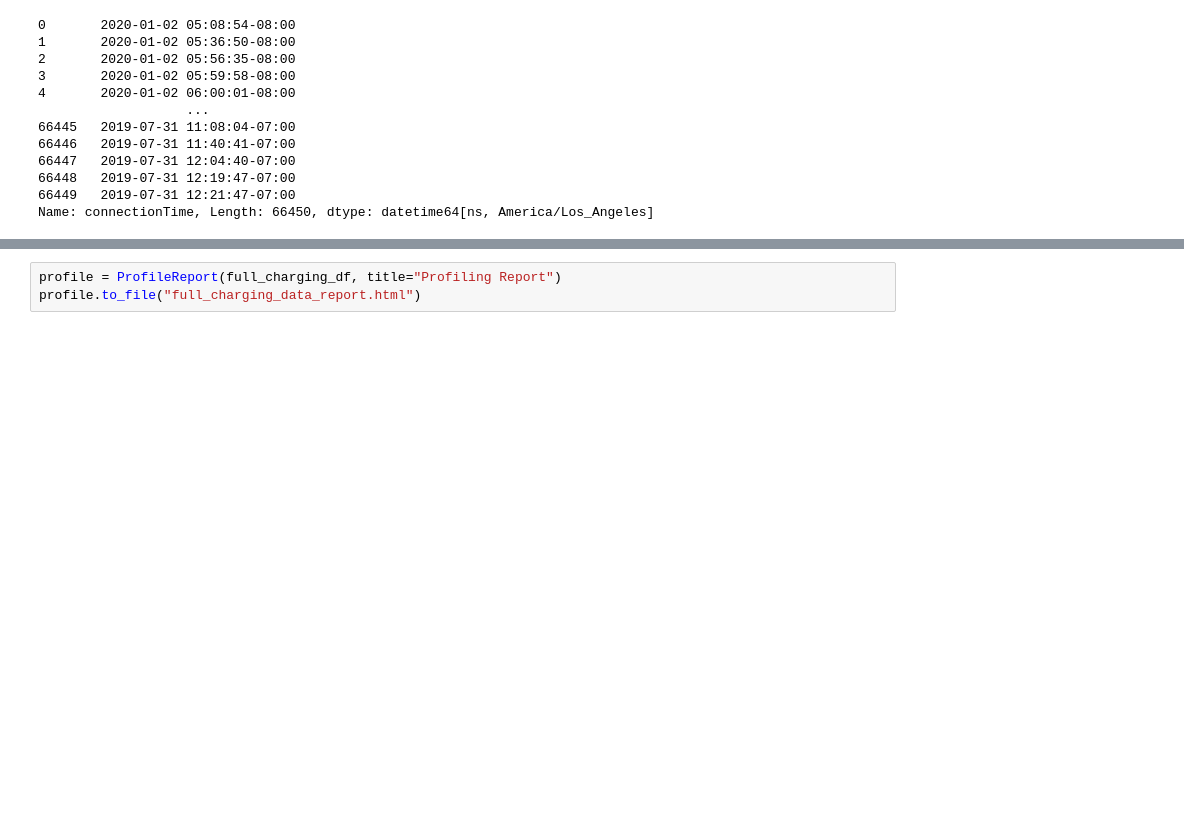
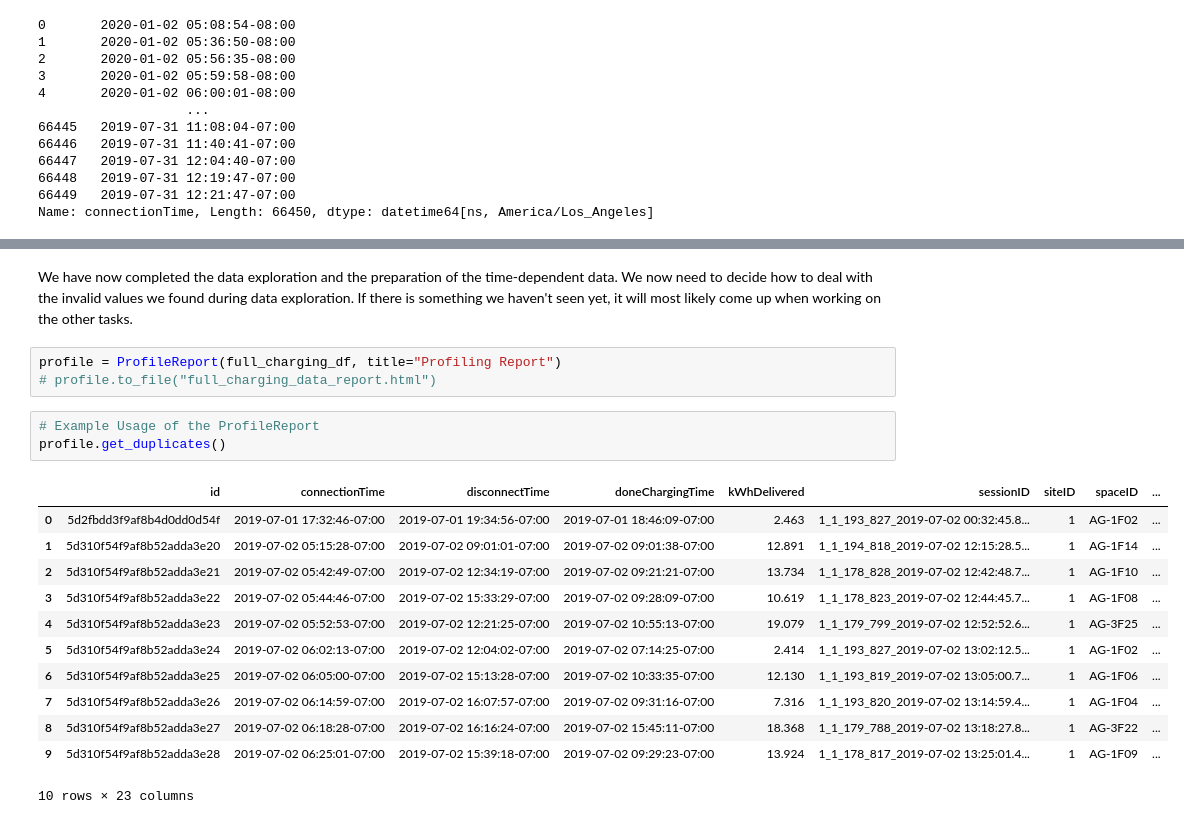
Before and after one commit to Amocon/A-Team_AA-Team-Assignment_2024, a Jupyter notebook: aa_team_assignment/data_exploration.ipynb, the cells around one changed output, grey strips where cells are left out. Saved outputs shown, nothing was run; the diff lists cells and outputs as text; blank space fills up the shorter version.

```diff
--- a/aa_team_assignment/data_exploration.ipynb
+++ b/aa_team_assignment/data_exploration.ipynb
@@ -229,3 +368,21 @@ full_charging_df.head()
+# %% [markdown]
+We have now completed the data exploration and the preparation of the time-dependent data. We now need to decide how to deal with the invalid values we found during data exploration. If there is something we haven't seen yet, it will most likely come up when working on the other tasks.
 # %%
 profile = ProfileReport(full_charging_df, title="Profiling Report")
-profile.to_file("full_charging_data_report.html")
+# profile.to_file("full_charging_data_report.html")
+# %%
+# Example Usage of the ProfileReport
+profile.get_duplicates()
+# %% [output]
+|  | id | connectionTime | disconnectTime | doneChargingTime | kWhDelivered | sessionID | siteID | spaceID | ... |
+| 0 | 5d2fbdd3f9af8b4d0dd0d54f | 2019-07-01 17:32:46-07:00 | 2019-07-01 19:34:56-07:00 | 2019-07-01 18:46:09-07:00 | 2.463 | 1_1_193_827_2019-07-02 00:32:45.8... | 1 | AG-1F02 | ... |
+| 1 | 5d310f54f9af8b52adda3e20 | 2019-07-02 05:15:28-07:00 | 2019-07-02 09:01:01-07:00 | 2019-07-02 09:01:38-07:00 | 12.891 | 1_1_194_818_2019-07-02 12:15:28.5... | 1 | AG-1F14 | ... |
+| 2 | 5d310f54f9af8b52adda3e21 | 2019-07-02 05:42:49-07:00 | 2019-07-02 12:34:19-07:00 | 2019-07-02 09:21:21-07:00 | 13.734 | 1_1_178_828_2019-07-02 12:42:48.7... | 1 | AG-1F10 | ... |
+| 3 | 5d310f54f9af8b52adda3e22 | 2019-07-02 05:44:46-07:00 | 2019-07-02 15:33:29-07:00 | 2019-07-02 09:28:09-07:00 | 10.619 | 1_1_178_823_2019-07-02 12:44:45.7... | 1 | AG-1F08 | ... |
+| 4 | 5d310f54f9af8b52adda3e23 | 2019-07-02 05:52:53-07:00 | 2019-07-02 12:21:25-07:00 | 2019-07-02 10:55:13-07:00 | 19.079 | 1_1_179_799_2019-07-02 12:52:52.6... | 1 | AG-3F25 | ... |
+| 5 | 5d310f54f9af8b52adda3e24 | 2019-07-02 06:02:13-07:00 | 2019-07-02 12:04:02-07:00 | 2019-07-02 07:14:25-07:00 | 2.414 | 1_1_193_827_2019-07-02 13:02:12.5... | 1 | AG-1F02 | ... |
+| 6 | 5d310f54f9af8b52adda3e25 | 2019-07-02 06:05:00-07:00 | 2019-07-02 15:13:28-07:00 | 2019-07-02 10:33:35-07:00 | 12.130 | 1_1_193_819_2019-07-02 13:05:00.7... | 1 | AG-1F06 | ... |
+| 7 | 5d310f54f9af8b52adda3e26 | 2019-07-02 06:14:59-07:00 | 2019-07-02 16:07:57-07:00 | 2019-07-02 09:31:16-07:00 | 7.316 | 1_1_193_820_2019-07-02 13:14:59.4... | 1 | AG-1F04 | ... |
+| 8 | 5d310f54f9af8b52adda3e27 | 2019-07-02 06:18:28-07:00 | 2019-07-02 16:16:24-07:00 | 2019-07-02 15:45:11-07:00 | 18.368 | 1_1_179_788_2019-07-02 13:18:27.8... | 1 | AG-3F22 | ... |
+| 9 | 5d310f54f9af8b52adda3e28 | 2019-07-02 06:25:01-07:00 | 2019-07-02 15:39:18-07:00 | 2019-07-02 09:29:23-07:00 | 13.924 | 1_1_178_817_2019-07-02 13:25:01.4... | 1 | AG-1F09 | ... |
+10 rows × 23 columns
```
Also changed, not shown: parts of 28 cells of this notebook.
